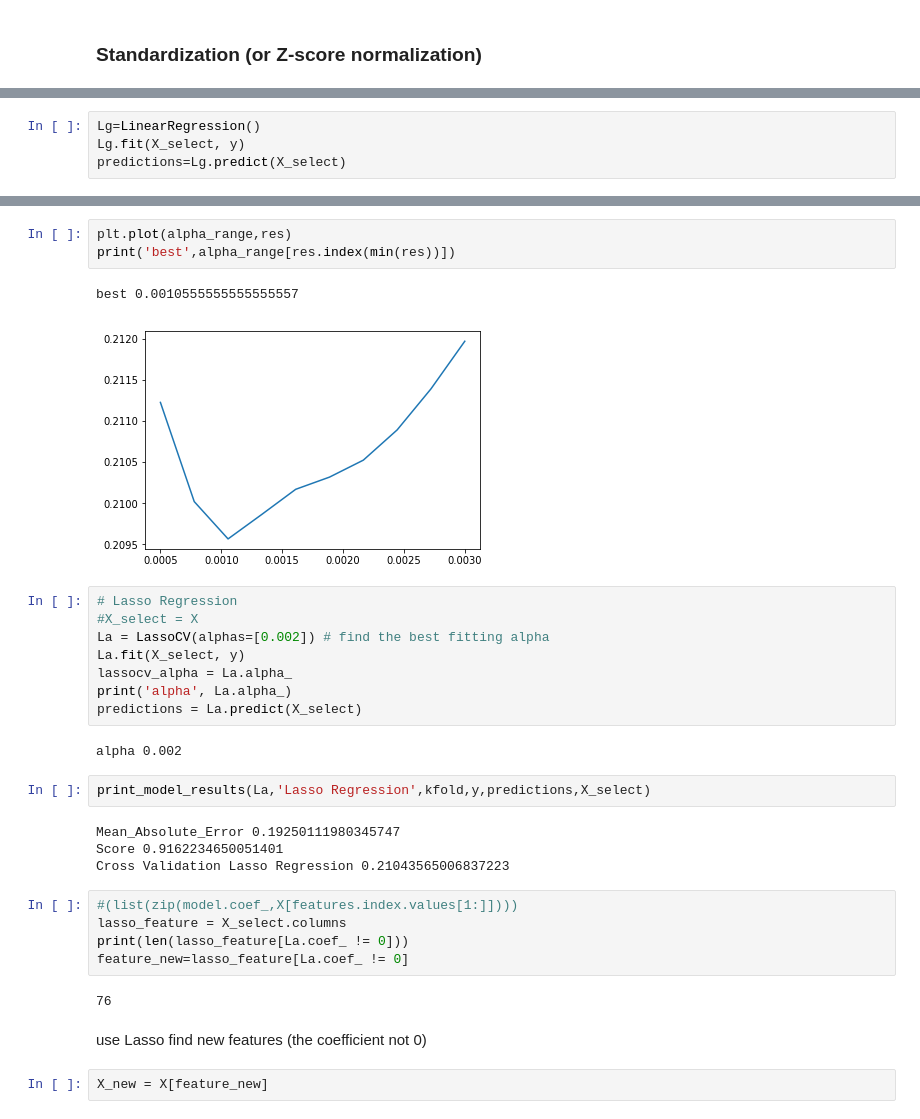
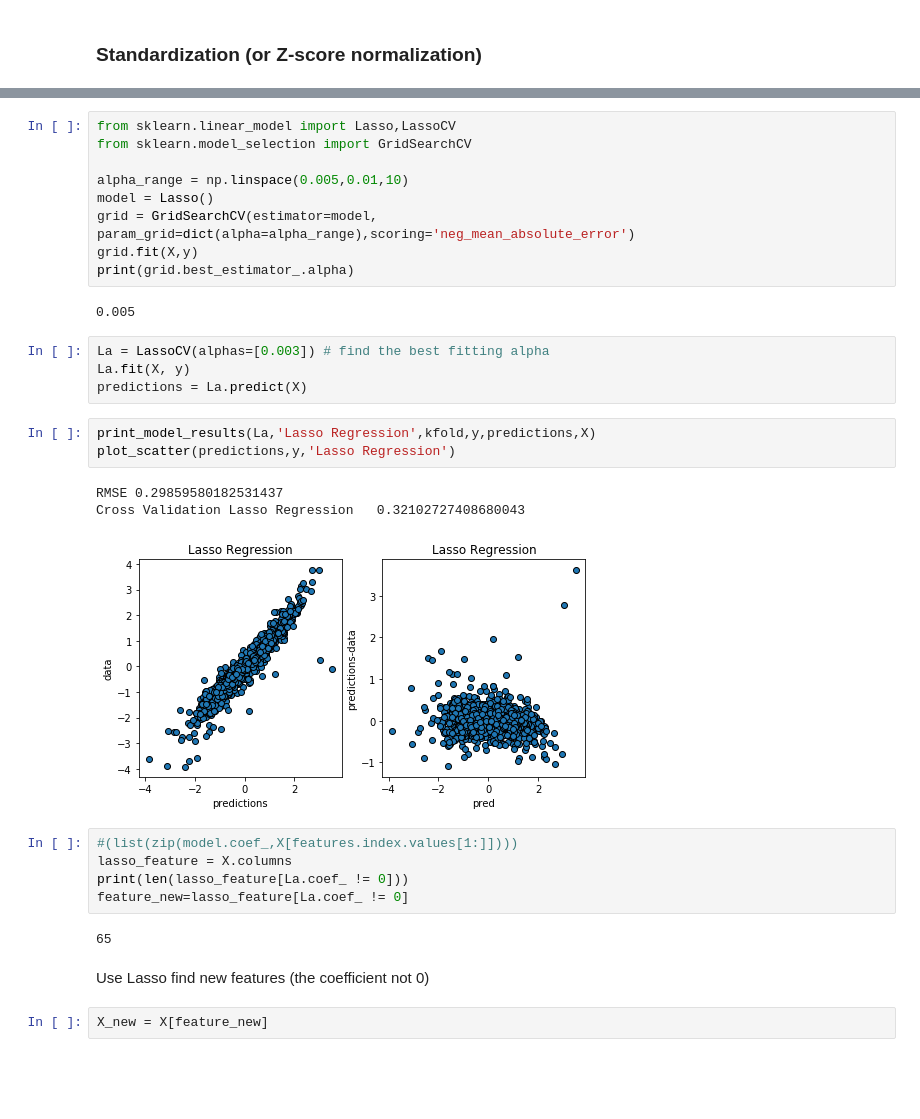
Before and after one commit to hanzhang0420/Housing, a Jupyter notebook: Housing.ipynb, the cells around one changed output, grey strips where cells are left out. Saved outputs shown, nothing was run; the diff lists cells and outputs as text; blank space fills up the shorter version.

Commit message:
add models

```diff
--- a/Housing.ipynb
+++ b/Housing.ipynb
@@ -280,4 +200,0 @@ X_select = X#[features.index.values[1:]]
-# %%
-Lg=LinearRegression()
-Lg.fit(X_select, y)
-predictions=Lg.predict(X_select)
@@ -306,33 +213,33 @@ for a in alpha_range:
-# %%
-plt.plot(alpha_range,res)
-print('best',alpha_range[res.index(min(res))])
-# %% [output]
-best 0.0010555555555555557
-[figure, removed]
+# %%
+from sklearn.linear_model import Lasso,LassoCV
+from sklearn.model_selection import GridSearchCV
+
+alpha_range = np.linspace(0.005,0.01,10)
+model = Lasso()
+grid = GridSearchCV(estimator=model, param_grid=dict(alpha=alpha_range),scoring='neg_mean_absolute_error')
+grid.fit(X,y)
+print(grid.best_estimator_.alpha)
+# %% [output]
+0.005
 # %%
-# Lasso Regression
-#X_select = X
-La = LassoCV(alphas=[0.002]) # find the best fitting alpha
-La.fit(X_select, y)
-lassocv_alpha = La.alpha_
-print('alpha', La.alpha_)
-predictions = La.predict(X_select)
+La = LassoCV(alphas=[0.003]) # find the best fitting alpha
+La.fit(X, y)
+predictions = La.predict(X)
-# %% [output]
-alpha 0.002
 # %%
-print_model_results(La,'Lasso Regression',kfold,y,predictions,X_select)
+print_model_results(La,'Lasso Regression',kfold,y,predictions,X)
+plot_scatter(predictions,y,'Lasso Regression')
 # %% [output]
-Mean_Absolute_Error 0.19250111980345747
-Score 0.9162234650051401
-Cross Validation Lasso Regression 0.21043565006837223
+RMSE 0.29859580182531437
+Cross Validation Lasso Regression   0.32102727408680043
+[figure, added]
 # %%
 #(list(zip(model.coef_,X[features.index.values[1:]])))
-lasso_feature = X_select.columns
+lasso_feature = X.columns
 print(len(lasso_feature[La.coef_ != 0]))
 feature_new=lasso_feature[La.coef_ != 0]
 # %% [output]
-76
+65
 # %% [markdown]
-use Lasso find new features (the coefficient not 0)
+Use Lasso find new features (the coefficient not 0)
 # %%
 X_new = X[feature_new]
```
Also changed, not shown: parts of 100 cells of this notebook, 1 other file.
